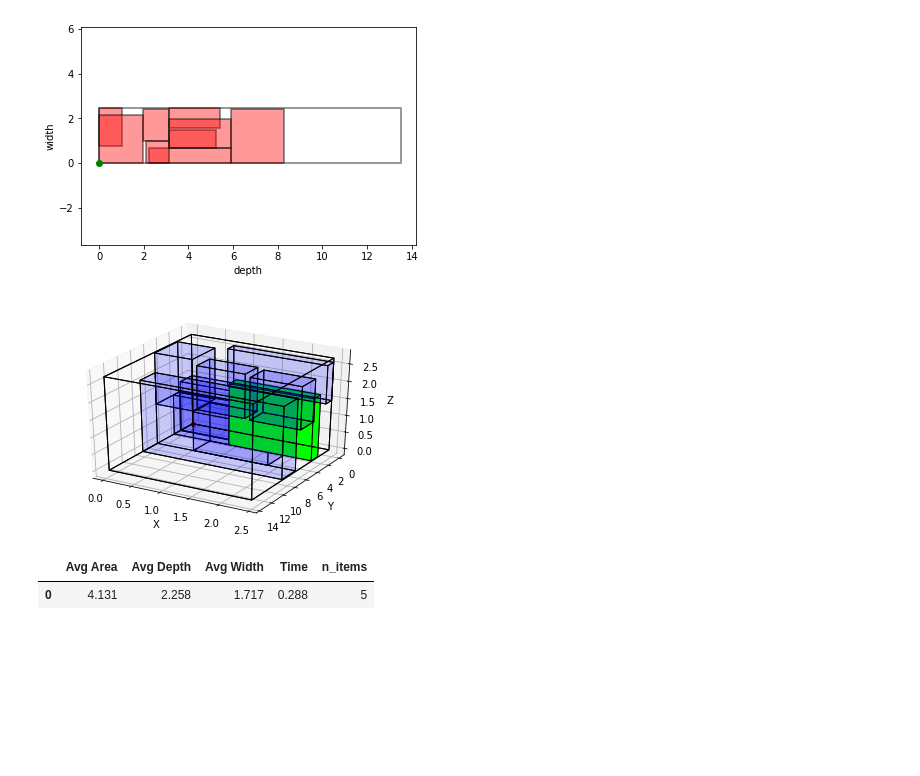
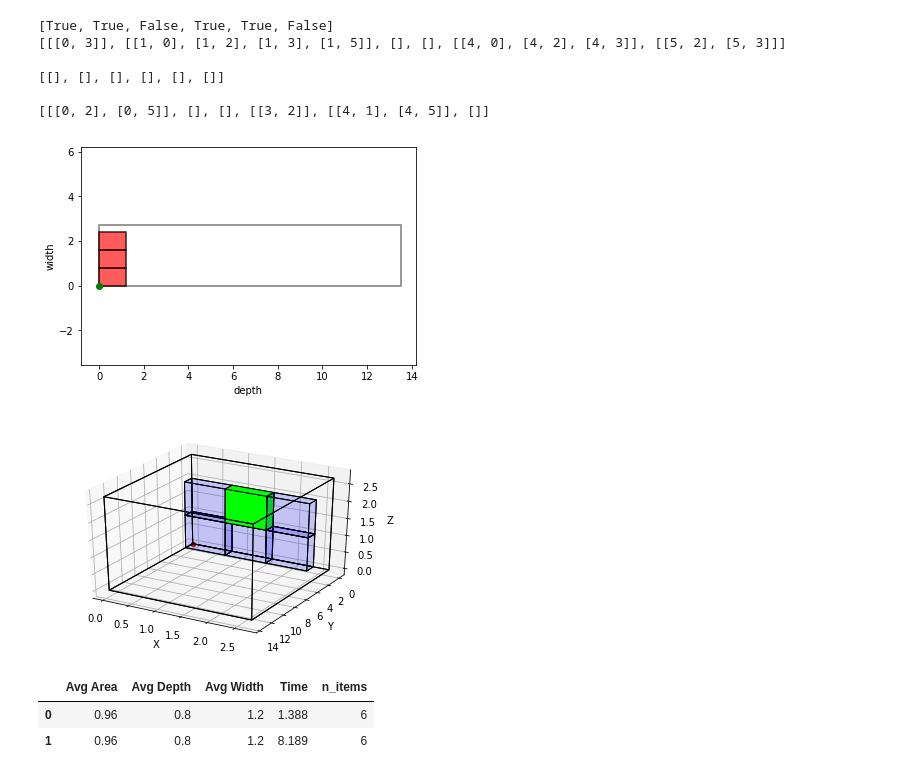
Before and after one commit to RossiDaniel/BinPackingModel, a Jupyter notebook: Or-Tools/model3D/sfida.ipynb, the cells around one changed output. Cells and saved outputs as stored; diff of their text form; code cells hidden in the pictures; blank space fills up the shorter version.

```diff
--- a/Or-Tools/model3D/sfida.ipynb
+++ b/Or-Tools/model3D/sfida.ipynb
@@ -45,10 +45,12 @@ class model_bin_packing:
         Md=self.bp.bins[0].depth+max(max(w),max(d))
         Mz=self.bp.bins[0].height+max(h)
 
+        print [self.bp.items[i].stackable for i in range(n)]
+
         # definisco le variabili
         l =[[solver.BoolVar("l%d%d" % (i,j)) for i in range(n)] for j in range(n)]
         b =[[solver.BoolVar("b%d%d" % (i,j)) for i in range(n)] for j in range(n)]
-        t =[[solver.BoolVar("t%d%d" % (i,j)) for i in range(n)] for j in range(n)]
+        t =[[solver.IntVar(0,self.bp.items[i].stackable,"t%d%d" % (i,j)) for j in range(n)] for i in range(n)]
         r =[solver.BoolVar("r%d" % (i)) for i in range(n)]
 
         x =[solver.NumVar(0,solver.infinity(),"x%d" % i) for i in range(n)]
@@ -59,10 +61,14 @@ class model_bin_packing:
         for i in range(n):
             for j in range(n):
                 if(i < j):
-                    solver.Add(l[i][j] + l[j][i] + b[i][j] + b[j][i] + t[i][j] + t[j][i] >= 1)
+                    solver.Add(l[i][j] + l[j][i] + b[i][j] + b[j][i] <= 2 - 2 * (t[i][j] + t[j][i]))
+                    solver.Add(l[i][j] + l[j][i] + b[i][j] + b[j][i] >= 1 - (t[i][j] + t[j][i]))
                 if(i != j):
                     solver.Add(x[i] - x[j] + Mw * l[i][j] <= Mw - w[i]*(1-r[i]) - d[i]*r[i])
                     solver.Add(y[i] - y[j] + Md * b[i][j] <= Md - d[i]*(1-r[i]) - w[i]*r[i])
+
+                    solver.Add(x[i] - x[j] + w[i]*(1-r[i]) + d[i]*r[i] >= - Mw * l[i][j])
+                    solver.Add(y[i] - y[j] + d[i]*(1-r[i]) + w[i]*r[i] >= - Md * b[i][j])
 
                     solver.Add(z[i] - z[j] + Mz * t[i][j] <= Mz - h[i])
                     solver.Add(z[i] - z[j] + Mz >= Mz * t[i][j] - h[i])
@@ -71,8 +77,9 @@ class model_bin_packing:
             solver.Add(y[i] + d[i]*(1-r[i]) + w[i]*r[i] <= D)
             solver.Add(z[i] + h[i] <= H)
 
-        for j in range(n):
-            solver.Add(solver.Sum([t[i][j] for i in range(n) if i!=j])*Mz >= z[j])
+        #for j in range(n):
+            #solver.Add(solver.Sum([t[i][j] for i in range(n) if i!=j])*Mz >= z[j])
+
         #funzione obiettivo
         objective = solver.Objective()
         objective.SetCoefficient(D,1)
@@ -80,15 +87,21 @@ class model_bin_packing:
 
         #soluzione
         solver.SetTimeLimit(300000)
-        t=time.time()
+        tm=time.time()
         solver.Solve()
-        t =time.time()-t
+        tm =time.time()-tm
+
+        print [[[i,j] for j in range(n) if i != j and l[i][j].solution_value() == 1] for i in range(n)]
+        print ""
+        print [[[i,j] for j in range(n) if i != j and b[i][j].solution_value() == 1] for i in range(n)]
+        print ""
+        print [[[i,j] for j in range(n) if i != j and t[i][j].solution_value() == 1] for i in range(n)]
 
         s = BP.Solution(self.bp)
         for i in range(len(self.bp.items)):
             rt = False if r[i].solution_value() == 0 else True
             s.pushItem(self.bp.items[i],0,BP.Point(x[i].solution_value(),y[i].solution_value(),z[i].solution_value()),rt,False)
-        return s,t,w,d,h,n
+        return s,tm,w,d,h,n
 
     def BuildSolution(self,s):
         print s
@@ -109,7 +122,7 @@ Avg_a = []
 Time = []
 # %%
 for i in range(1):
-    items,bins=BP_instances.tc_sfida()
+    items,bins=BP_instances.tc_1()
     model = model_bin_packing(items,bins)
     s,t,w,d,h,n=model.buildModel()
     Time.append(round(t,3))
@@ -117,12 +130,19 @@ for i in range(1):
     Avg_d.append(round(sum(d)/n,3))
     Avg_a.append(round(sum([d[i]*w[i] for i in range(n)])/n,3))
     n_items.append(n)
+# %% [output]
+[True, True, False, True, True, False]
+[[[0, 3]], [[1, 0], [1, 2], [1, 3], [1, 5]], [], [], [[4, 0], [4, 2], [4, 3]], [[5, 2], [5, 3]]]
+
+[[], [], [], [], [], []]
+
+[[[0, 2], [0, 5]], [], [], [[3, 2]], [[4, 1], [4, 5]], []]
 # %%
 BP_plot.plotSolution(s)
 # %% [output]
-[figure, old version]
+[figure, new version]
 # %%
-BP_plot.plot3DSolution(s,0,2)
+BP_plot.plot3DSolution(s,0,5)
 # %% [output]
-[figure, old version]
+[figure, new version]
 # %%
@@ -135,4 +155,5 @@ dimensioni.to_csv('result.csv', encoding='utf8')
 dimensioni
 # %% [output]
 |  | Avg Area | Avg Depth | Avg Width | Time | n_items |
-| 0 | 4.131 | 2.258 | 1.717 | 0.288 | 5 |
+| 0 | 0.96 | 0.8 | 1.2 | 1.388 | 6 |
+| 1 | 0.96 | 0.8 | 1.2 | 8.189 | 6 |
```
Also changed, not shown: parts of 1 cell of this notebook.
